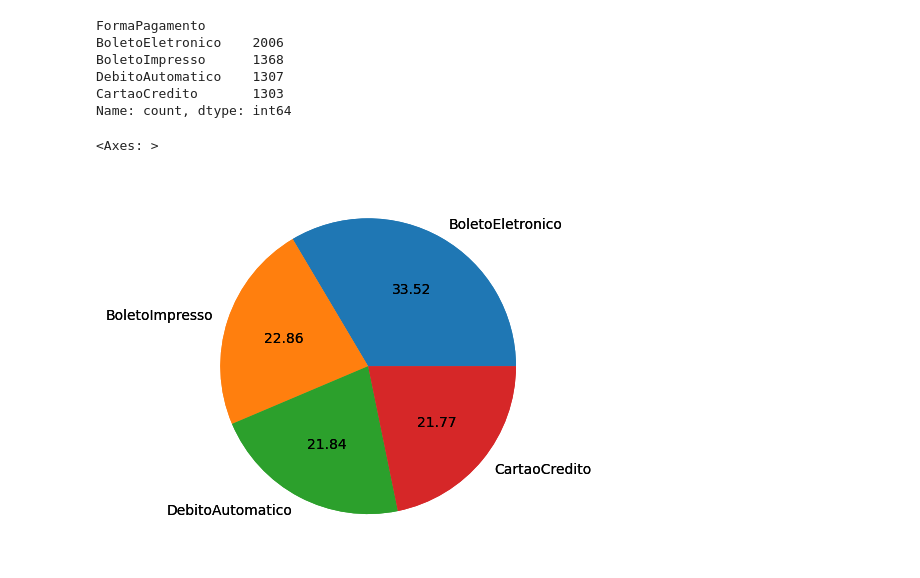
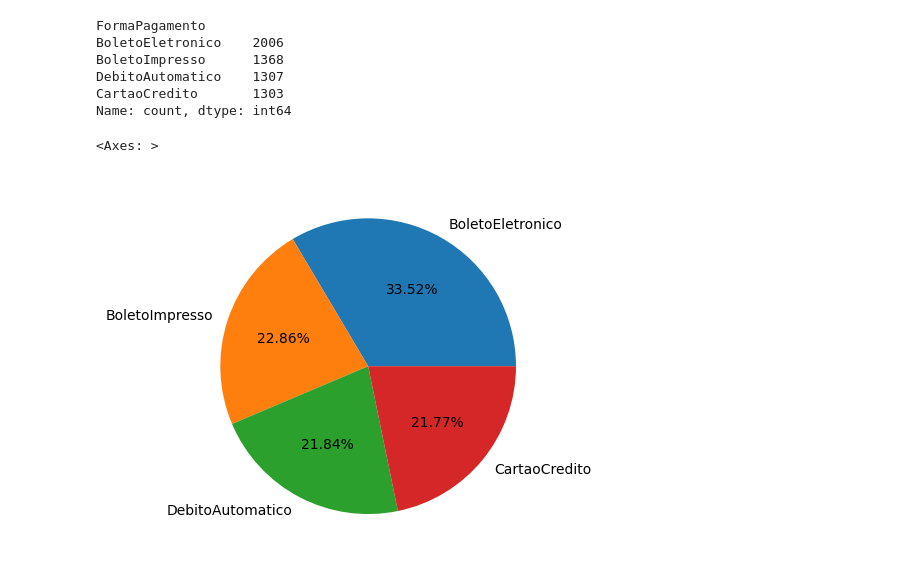
Before and after one commit to Daniel-B-Oliveira/Estatistica-Computacional, a Jupyter notebook: aula04.ipynb, the cells around one changed output. Saved outputs shown, nothing was run; the diff lists cells and outputs as text; code cells hidden in the pictures.

```diff
--- a/aula04.ipynb
+++ b/aula04.ipynb
@@ -30,8 +48,9 @@ DebitoAutomatico    1307
 CartaoCredito       1303
 Name: count, dtype: int64
 # %%
-tab_pg.plot(kind = 'pie', autopct = '%1.2f', ylabel='')
+#tab_pg.plot(kind = 'pie', autopct = '%1.2f', ylabel='')
+tab_pg.plot(kind = 'pie', autopct = '%1.2f%%', ylabel='')   #Com %
 #tab_pg.plot(kind = 'pie', autopct = '%.2f', ylabel='')
 # %% [output]
 <Axes: >
-[figure, old version]
+[figure, new version]
```
Also changed, not shown: parts of 16 cells of this notebook.
